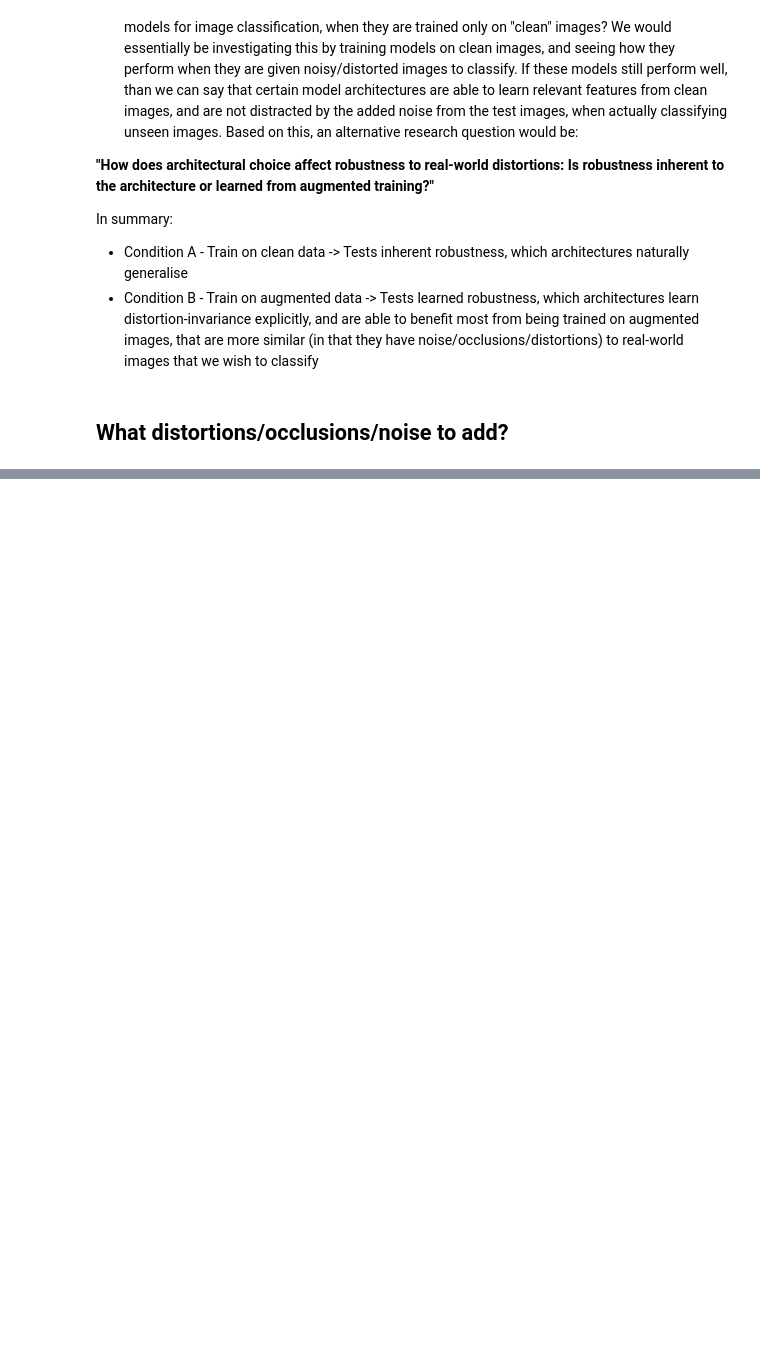
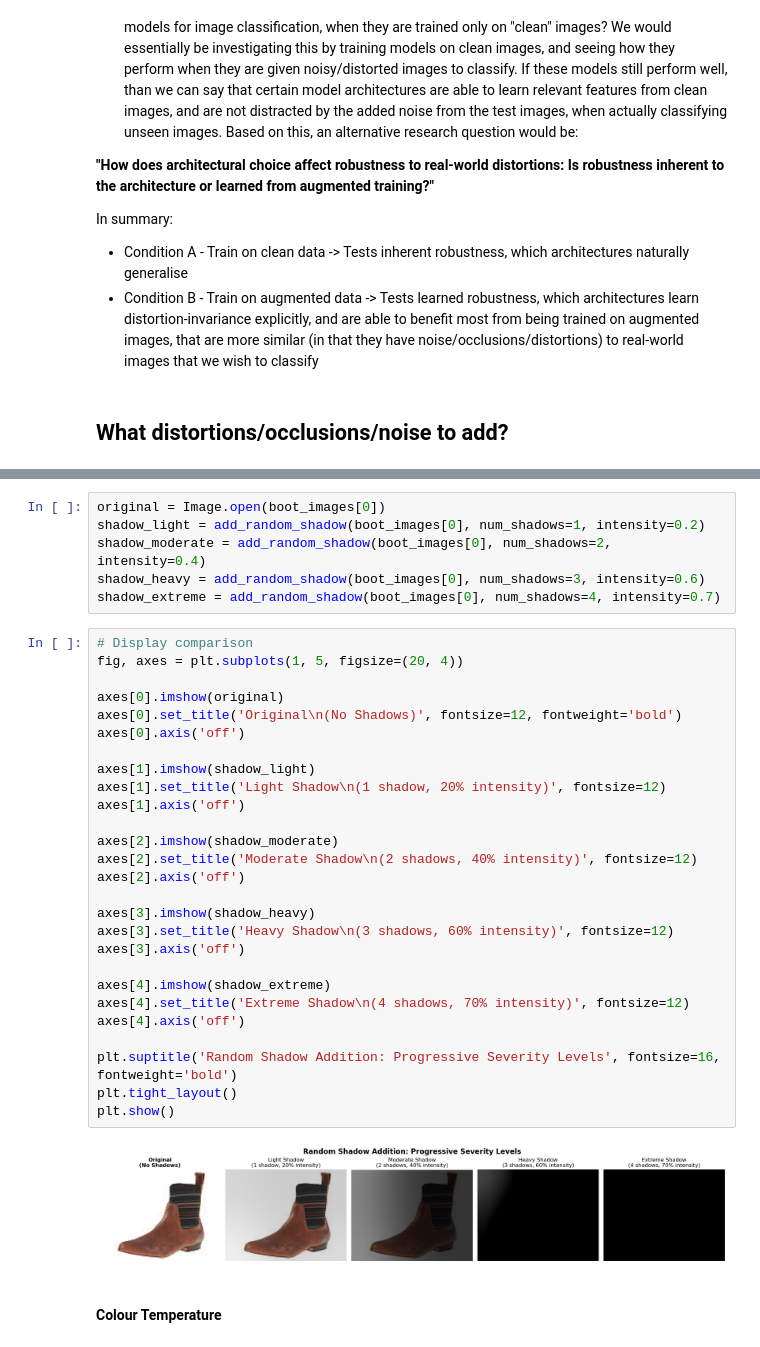
Before and after one commit to skyefung02/COMP90051_A2, a Jupyter notebook: COMP90051_A2_Skye.ipynb, the cells around one changed output, grey strips where cells are left out. Saved outputs shown, nothing was run; the diff lists cells and outputs as text; blank space fills up the shorter version.

```diff
--- a/COMP90051_A2_Skye.ipynb
+++ b/COMP90051_A2_Skye.ipynb
@@ -90,0 +320,37 @@ A realistic approach to adding distortions is as follows: The images that are cu
+# %%
+original = Image.open(boot_images[0])
+shadow_light = add_random_shadow(boot_images[0], num_shadows=1, intensity=0.2)
+shadow_moderate = add_random_shadow(boot_images[0], num_shadows=2, intensity=0.4)
+shadow_heavy = add_random_shadow(boot_images[0], num_shadows=3, intensity=0.6)
+shadow_extreme = add_random_shadow(boot_images[0], num_shadows=4, intensity=0.7)
+# %%
+# Display comparison
+fig, axes = plt.subplots(1, 5, figsize=(20, 4))
+
+axes[0].imshow(original)
+axes[0].set_title('Original\n(No Shadows)', fontsize=12, fontweight='bold')
+axes[0].axis('off')
+
+axes[1].imshow(shadow_light)
+axes[1].set_title('Light Shadow\n(1 shadow, 20% intensity)', fontsize=12)
+axes[1].axis('off')
+
+axes[2].imshow(shadow_moderate)
+axes[2].set_title('Moderate Shadow\n(2 shadows, 40% intensity)', fontsize=12)
+axes[2].axis('off')
+
+axes[3].imshow(shadow_heavy)
+axes[3].set_title('Heavy Shadow\n(3 shadows, 60% intensity)', fontsize=12)
+axes[3].axis('off')
+
+axes[4].imshow(shadow_extreme)
+axes[4].set_title('Extreme Shadow\n(4 shadows, 70% intensity)', fontsize=12)
+axes[4].axis('off')
+
+plt.suptitle('Random Shadow Addition: Progressive Severity Levels', fontsize=16, fontweight='bold')
+plt.tight_layout()
+plt.show()
+# %% [output]
+[figure, added]
+# %% [markdown]
+#### Colour Temperature
```
Also changed, not shown: parts of 21 cells of this notebook.
